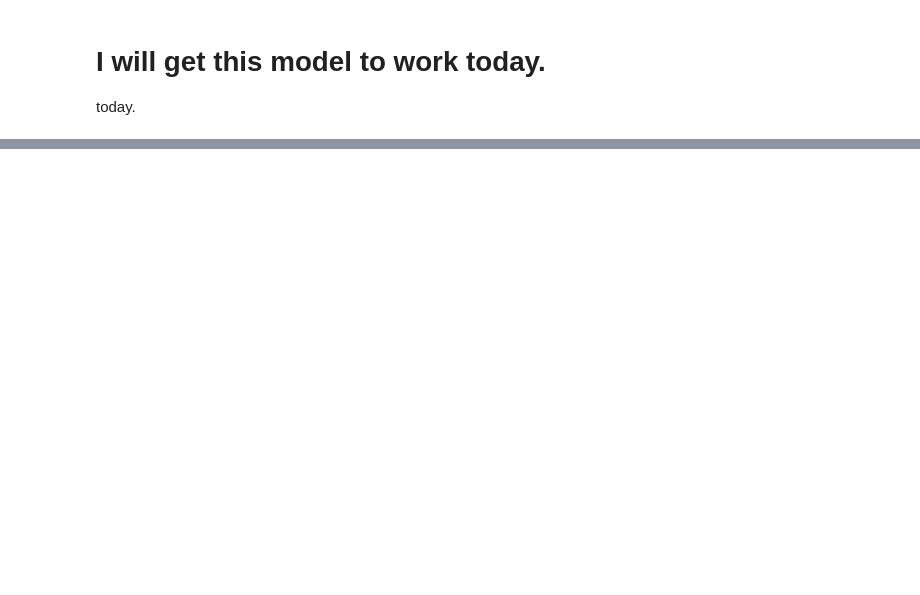
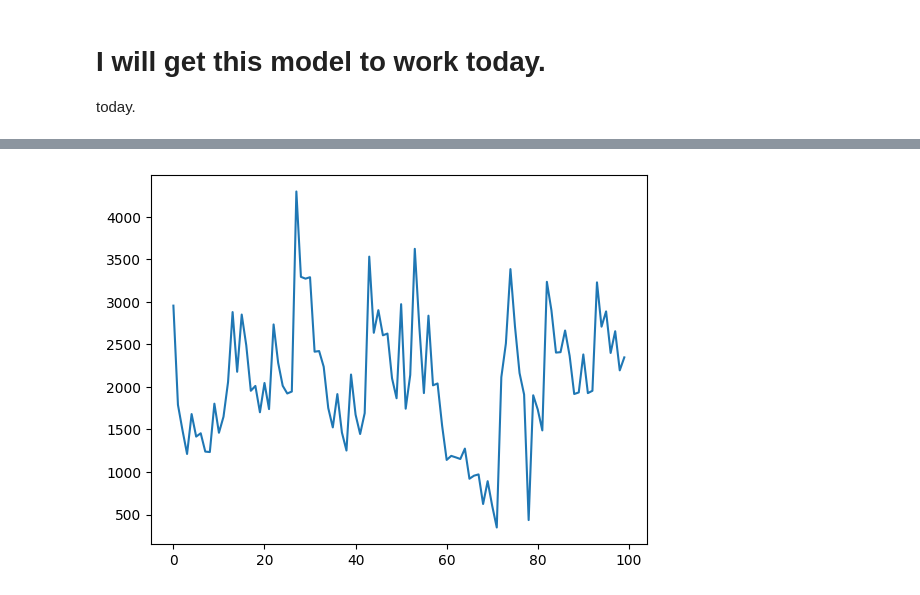
Before and after one commit to samharshe/QM9-Benchmark, a Jupyter notebook: benchmark2.ipynb, the cells around one changed output, grey strips where cells are left out. Saved outputs shown, nothing was run; the diff lists cells and outputs as text; code cells hidden in the pictures; blank space fills up the shorter version.

```diff
--- a/benchmark2.ipynb
+++ b/benchmark2.ipynb
@@ -47,13 +48,14 @@ def make_edge_distance_tensor(positions: Tensor) -> Tensor:
 # %%
-molecules = []
+molecules_list = []
+
 for start, end in zip(new_graph_node_indices, new_graph_node_indices[1:]):
     x = atomic_numbers.clone()[start:end].view(-1, 1)
     edge_index = make_complete_edge_index(end-start)
-    y = atomization_energies.clone()[start:end].view(-1, 1)
+    y = torch.Tensor([atomization_energies_list.pop(0)])
     pos = positions.clone()[start:end]
     edge_distances = make_edge_distance_tensor(pos)
     molecule = Data(x = x, edge_index = edge_index, y = y, pos = pos, edge_distances = edge_distances)
-    molecules.append(molecule)
+    molecules_list.append(molecule)
 # %%
 class MoleculesDataset(Dataset):
     def __init__(self, data: List[Data]) -> None:
@@ -66,8 +68,7 @@ class MoleculesDataset(Dataset):
     def get(self, idx: int) -> Data:
         return self.data[idx]
 
-dataset = MoleculesDataset(molecules)
-dataloader = DataLoader(dataset=dataset, batch_size=4, shuffle=True)
+molecules_dataset = MoleculesDataset(molecules_list)
 # %%
 class EVMPLayer(nn.Module):
     def __init__(self, embed_dim: int) -> None:
@@ -87,7 +88,7 @@ class EVMPLayer(nn.Module):
         return self.message_mlp(message_tensor)
 
     def update_node(self, node_tensor: Tensor, message_tensor: Tensor) -> Tensor:
-        combined_tensor = torch.cat((node_tensor, message_tensor), dim=0).view(1,64)
+        combined_tensor = torch.cat((node_tensor, message_tensor), dim=0).view(1,-1)
         return self.node_update_mlp(combined_tensor)
 
     def forward(self, embed_tensor: Tensor, edge_distances: Tensor) -> Tensor:
@@ -127,21 +125,24 @@ class EVGNN(nn.Module):
 
         loss_function = nn.MSELoss()
 
-        self.embedding = nn.Embedding(118, 32)
-        self.mp1 = EVMPLayer(32)
-        self.mp2 = EVMPLayer(32)
-        self.prediction1 = RowWiseFCL(32, 8)
-        self.prediction2 = RowWiseFCL(8, 1)
+        self.embedding = nn.Embedding(118, 8)
+        self.mp1 = EVMPLayer(8)
+        self.mp2 = EVMPLayer(8)
+        self.prediction1 = RowWiseFCL(8, 1)
+        # self.prediction2 = RowWiseFCL(8, 1)
 
     def forward(self, data = Data) -> float:
+        print('IN MODEL', data)
         x = self.embedding(data['x'])
-        x = F.normalize(x, p=1, dim=1)
+        print('EMBEDDING', x)
         x = self.mp1(x, data.edge_distances)
-        x = F.normalize(x, p=1, dim=1)
+        print('MESSAGE PASSING 1', x)
         x = self.mp2(x, data.edge_distances)
-        x = F.normalize(x, p=1, dim=1)
+        print('MESSAGE PASSING 2', x)
         x = self.prediction1(x)
-        x = self.prediction2(x)
+        print('PREDICTION 1', x)
+        # x = self.prediction2(x)
+        # print('PREDICTION 2', x)
         U_hat = torch.sum(x)
 
         return U_hat
@@ -173,0 +203,12 @@ NameError: name 'data_loader' is not defined
+# %%
+import matplotlib.pyplot as plt
+
+xs = [x for x in range(len(losses))]
+
+# plt.plot(xs, losses)
+plt.plot(xs, losses)
+plt.show()
+# Make sure to close the plt object once done
+plt.close()
+# %% [output]
+[figure, added]
```
Also changed, not shown: parts of 8 cells of this notebook.
